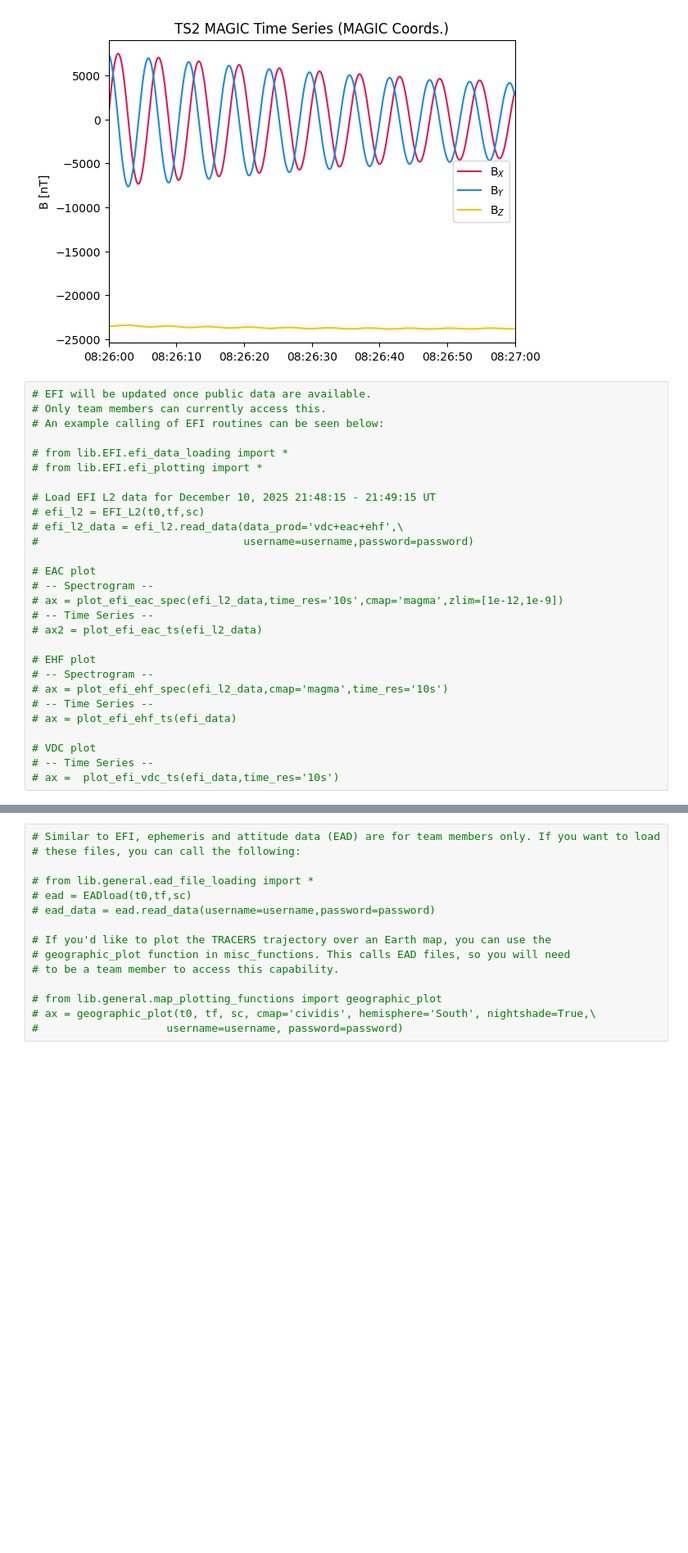
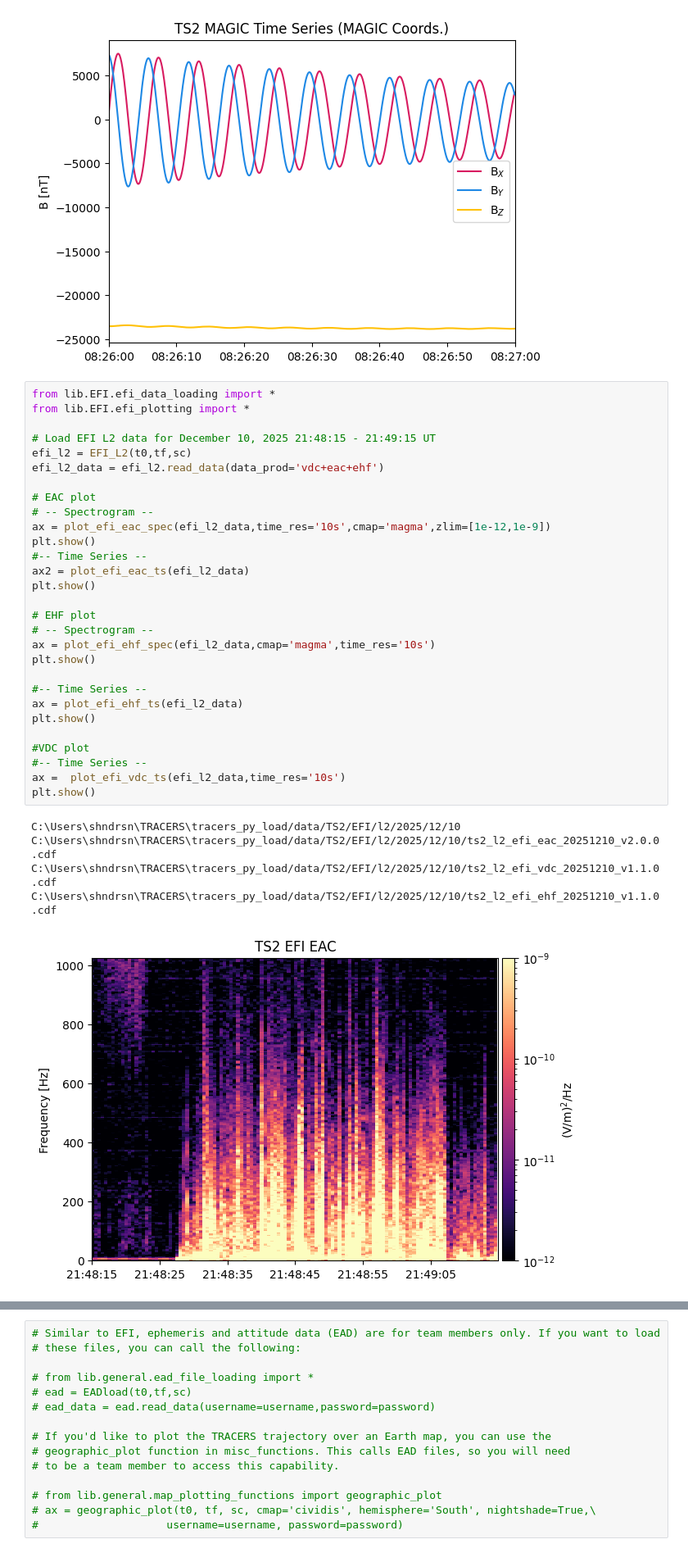
Before and after one commit to tracers-mission/tracers_py_load, a Jupyter notebook: example_read_and_plot.ipynb, the cells around one changed output, grey strips where cells are left out. Shown at 82% size. Saved outputs shown, nothing was run; the diff lists cells and outputs as text; blank space fills up the shorter version.

Commit message:
Added public EFI data scraping routines. Added MSC spectral plotting. Adjusted imports to be relative. Added VDC EFI plotting routine. Added to README. Added EFI public routines to jupyter notebook.

```diff
--- a/example_read_and_plot.ipynb
+++ b/example_read_and_plot.ipynb
@@ -155,30 +155,37 @@ plt.show()
 # %% [output]
 [figure]
 # %%
-# EFI will be updated once public data are available.
-# Only team members can currently access this.
-# An example calling of EFI routines can be seen below:
-
-# from lib.EFI.efi_data_loading import *
-# from lib.EFI.efi_plotting import *
+from lib.EFI.efi_data_loading import *
+from lib.EFI.efi_plotting import *
 
 # Load EFI L2 data for December 10, 2025 21:48:15 - 21:49:15 UT
-# efi_l2 = EFI_L2(t0,tf,sc)
-# efi_l2_data = efi_l2.read_data(data_prod='vdc+eac+ehf',\
-#                                username=username,password=password)
+efi_l2 = EFI_L2(t0,tf,sc)
+efi_l2_data = efi_l2.read_data(data_prod='vdc+eac+ehf')
 
 # EAC plot
 # -- Spectrogram --
-# ax = plot_efi_eac_spec(efi_l2_data,time_res='10s',cmap='magma',zlim=[1e-12,1e-9])
-# -- Time Series --
-# ax2 = plot_efi_eac_ts(efi_l2_data)
+ax = plot_efi_eac_spec(efi_l2_data,time_res='10s',cmap='magma',zlim=[1e-12,1e-9])
+plt.show()
+#-- Time Series --
+ax2 = plot_efi_eac_ts(efi_l2_data)
+plt.show()
 
 # EHF plot
 # -- Spectrogram --
-# ax = plot_efi_ehf_spec(efi_l2_data,cmap='magma',time_res='10s')
-# -- Time Series --
-# ax = plot_efi_ehf_ts(efi_data)
+ax = plot_efi_ehf_spec(efi_l2_data,cmap='magma',time_res='10s')
+plt.show()
 
-# VDC plot
-# -- Time Series --
-# ax =  plot_efi_vdc_ts(efi_data,time_res='10s')
+#-- Time Series --
+ax = plot_efi_ehf_ts(efi_l2_data)
+plt.show()
+
+#VDC plot
+#-- Time Series --
+ax =  plot_efi_vdc_ts(efi_l2_data,time_res='10s')
+plt.show()
+# %% [output]
+C:\Users\shndrsn\TRACERS\tracers_py_load/data/TS2/EFI/l2/2025/12/10
+C:\Users\shndrsn\TRACERS\tracers_py_load/data/TS2/EFI/l2/2025/12/10/ts2_l2_efi_eac_20251210_v2.0.0.cdf
+C:\Users\shndrsn\TRACERS\tracers_py_load/data/TS2/EFI/l2/2025/12/10/ts2_l2_efi_vdc_20251210_v1.1.0.cdf
+C:\Users\shndrsn\TRACERS\tracers_py_load/data/TS2/EFI/l2/2025/12/10/ts2_l2_efi_ehf_20251210_v1.1.0.cdf
+[figure, added]
```
Also changed, not shown: parts of 1 cell of this notebook, 14 other files.
